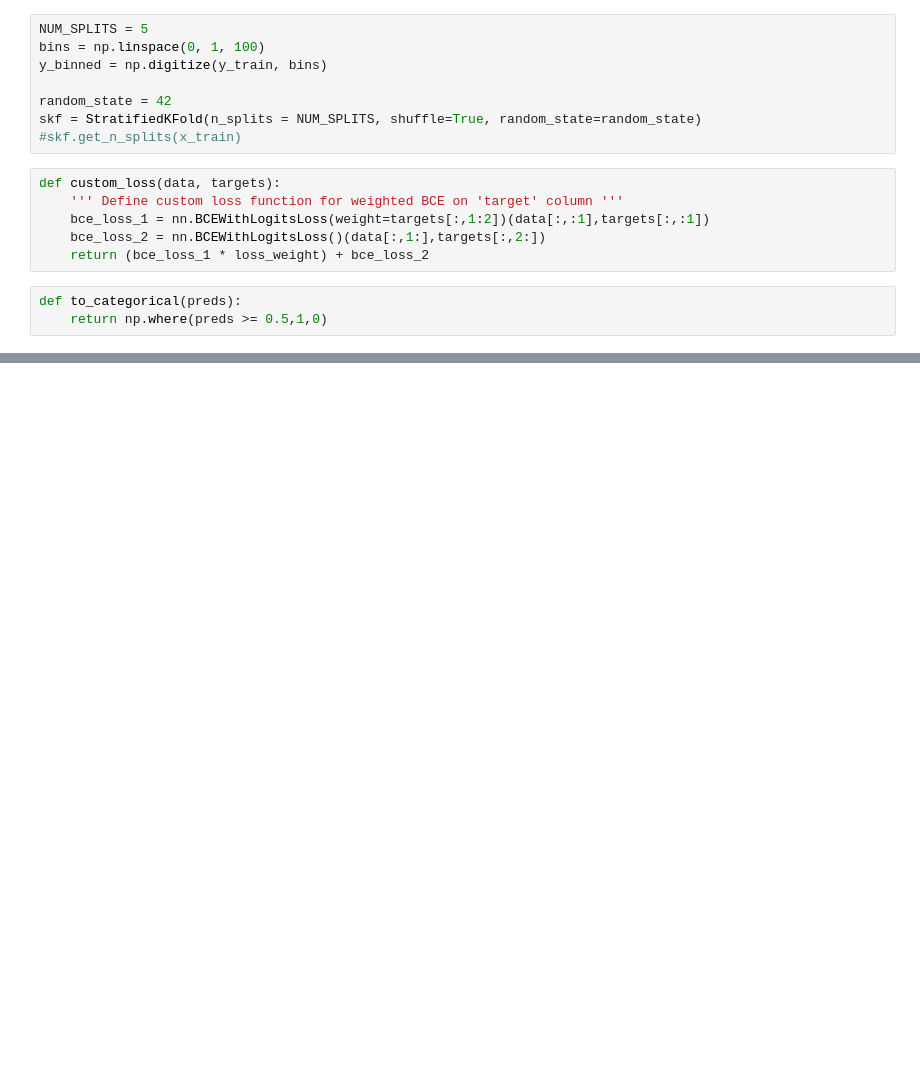
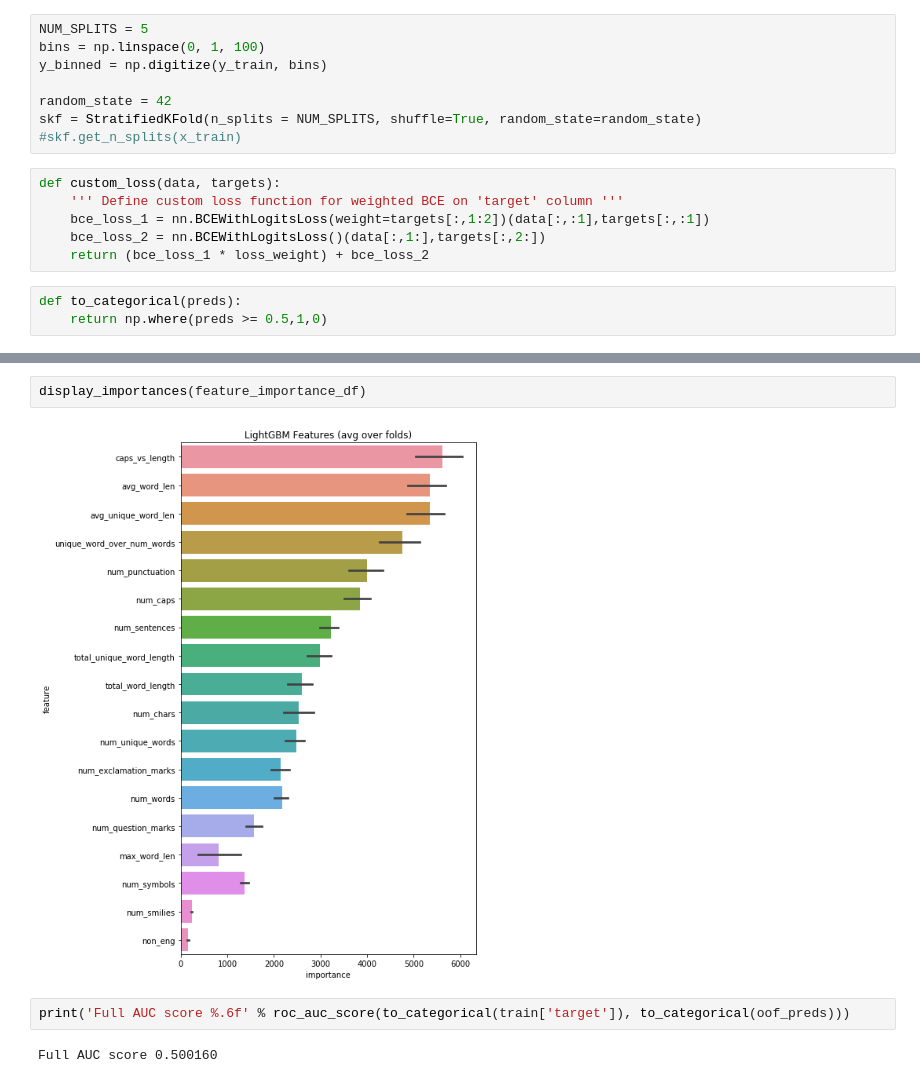
Before and after one commit to curtischong/kaggle_jigsaw, a Jupyter notebook: notebooks/curtis_v4.2_trees_regressor.ipynb, the cells around one changed output, grey strips where cells are left out. Saved outputs shown, nothing was run; the diff lists cells and outputs as text; blank space fills up the shorter version.

```diff
--- a/notebooks/curtis_v4.2_trees_regressor.ipynb
+++ b/notebooks/curtis_v4.2_trees_regressor.ipynb
@@ -438,0 +459,8 @@ Training until validation scores don't improve for 200 rounds.
+# %%
+display_importances(feature_importance_df)
+# %% [output]
+[figure, added]
+# %%
+print('Full AUC score %.6f' % roc_auc_score(to_categorical(train['target']), to_categorical(oof_preds)))
+# %% [output]
+Full AUC score 0.500160
```
Also changed, not shown: parts of 4 cells of this notebook, 3 other files.
